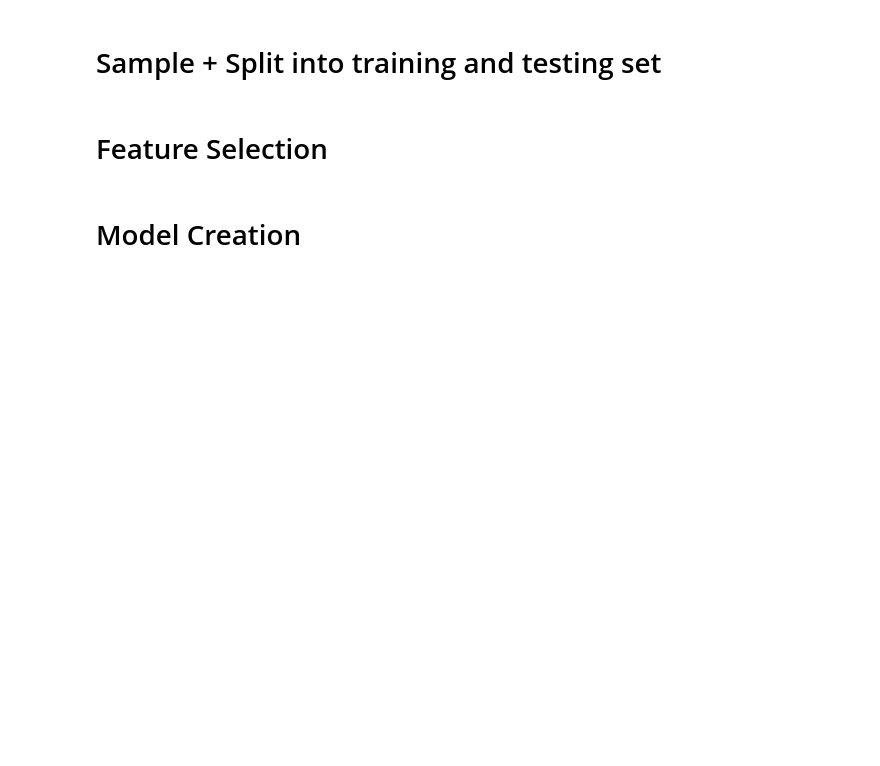
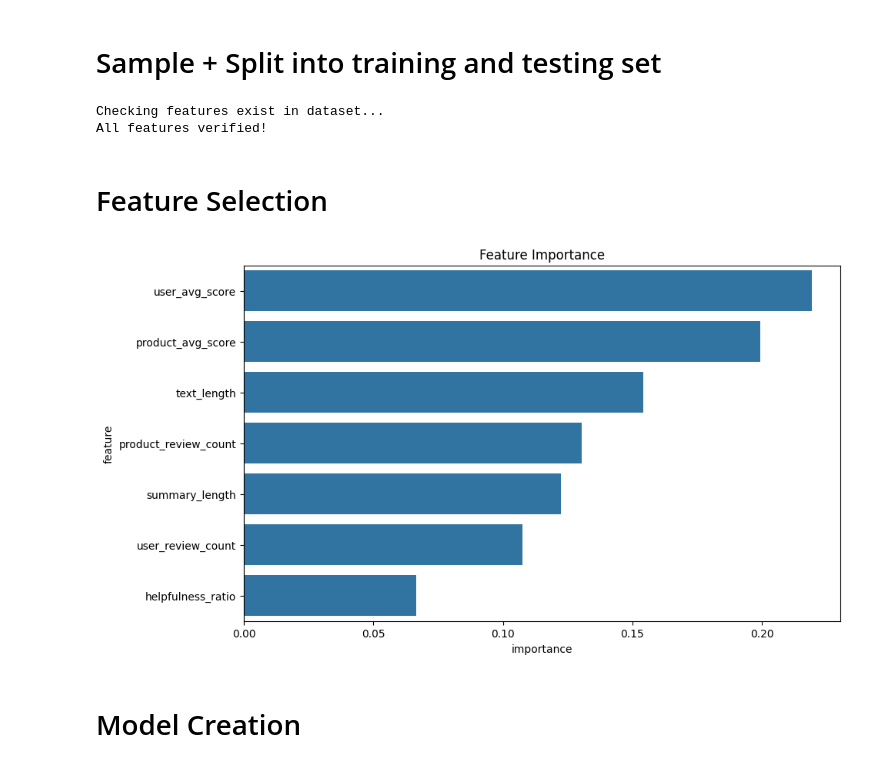
Before and after one commit to Kermit3T/tongtt-AmazonScorePrediction, a Jupyter notebook: starter_code.ipynb, the cells around one changed output. Saved outputs shown, nothing was run; the diff lists cells and outputs as text; code cells hidden in the pictures; blank space fills up the shorter version.

```diff
--- a/starter_code.ipynb
+++ b/starter_code.ipynb
@@ -116,55 +170,57 @@ else:
 # %% [markdown]
 # Sample + Split into training and testing set
 # %%
+# Define feature columns
+feature_columns = [
+    'text_length', 'summary_length', 'helpfulness_ratio',
+    'user_avg_score', 'user_review_count',
+    'product_avg_score', 'product_review_count'
+]
+
+# Verify features exist
+print("Checking features exist in dataset...")
+missing_columns = [col for col in feature_columns if col not in X_train.columns]
+if missing_columns:
+    raise ValueError(f"Missing columns in dataset: {missing_columns}")
+print("All features verified!")
+
 # Split training set into training and testing set
 X_train_split, X_test_split, Y_train, Y_test = train_test_split(
-    X_train.drop(columns=['Score']),
+    X_train[feature_columns],
     X_train['Score'],
     test_size=1/4.0,
-    random_state=42
+    random_state=42,
+    stratify=X_train['Score']
 )
+# %% [output]
+Checking features exist in dataset...
+All features verified!
 # %% [markdown]
 # Feature Selection
 # %%
-# Select features for modeling
-feature_columns = [
-    'text_length', 'summary_length', 'helpfulness_ratio',
-    'user_avg_score', 'user_review_count',
-    'product_avg_score', 'product_review_count'
-]#calculate these
-
-# Create TF-IDF features with fixed random state
-tfidf = TfidfVectorizer(
-    max_features=1000,
-    ngram_range=(1, 2),
-)
-
-# Get feature importance using a simple model
-X_train_select = X_train_split[feature_columns]
-X_test_select = X_test_split[feature_columns]
-X_submission_select = X_submission[feature_columns]
-
 # Scale features
 scaler = StandardScaler()
-X_train_scaled = scaler.fit_transform(X_train_select)
-X_test_scaled = scaler.transform(X_test_select)
-X_submission_scaled = scaler.transform(X_submission_select)
+X_train_scaled = scaler.fit_transform(X_train_split)
+X_test_scaled = scaler.transform(X_test_split)
+X_submission_scaled = scaler.transform(X_submission[feature_columns])
 
 # Train a model to get feature importance
 rf_feature = RandomForestClassifier(n_estimators=100, random_state=42)
 rf_feature.fit(X_train_scaled, Y_train)
 
 # Plot feature importance
 feature_importance = pd.DataFrame({
     'feature': feature_columns,
     'importance': rf_feature.feature_importances_
 })
 feature_importance = feature_importance.sort_values('importance', ascending=False)
 
 plt.figure(figsize=(10, 6))
 sns.barplot(data=feature_importance, x='importance', y='feature')
 plt.title('Feature Importance')
 plt.show()
+# %% [output]
+[figure, added]
 # %% [markdown]
 # Model Creation
 # %%
```
Also changed, not shown: parts of 6 cells of this notebook, 1 other file.
